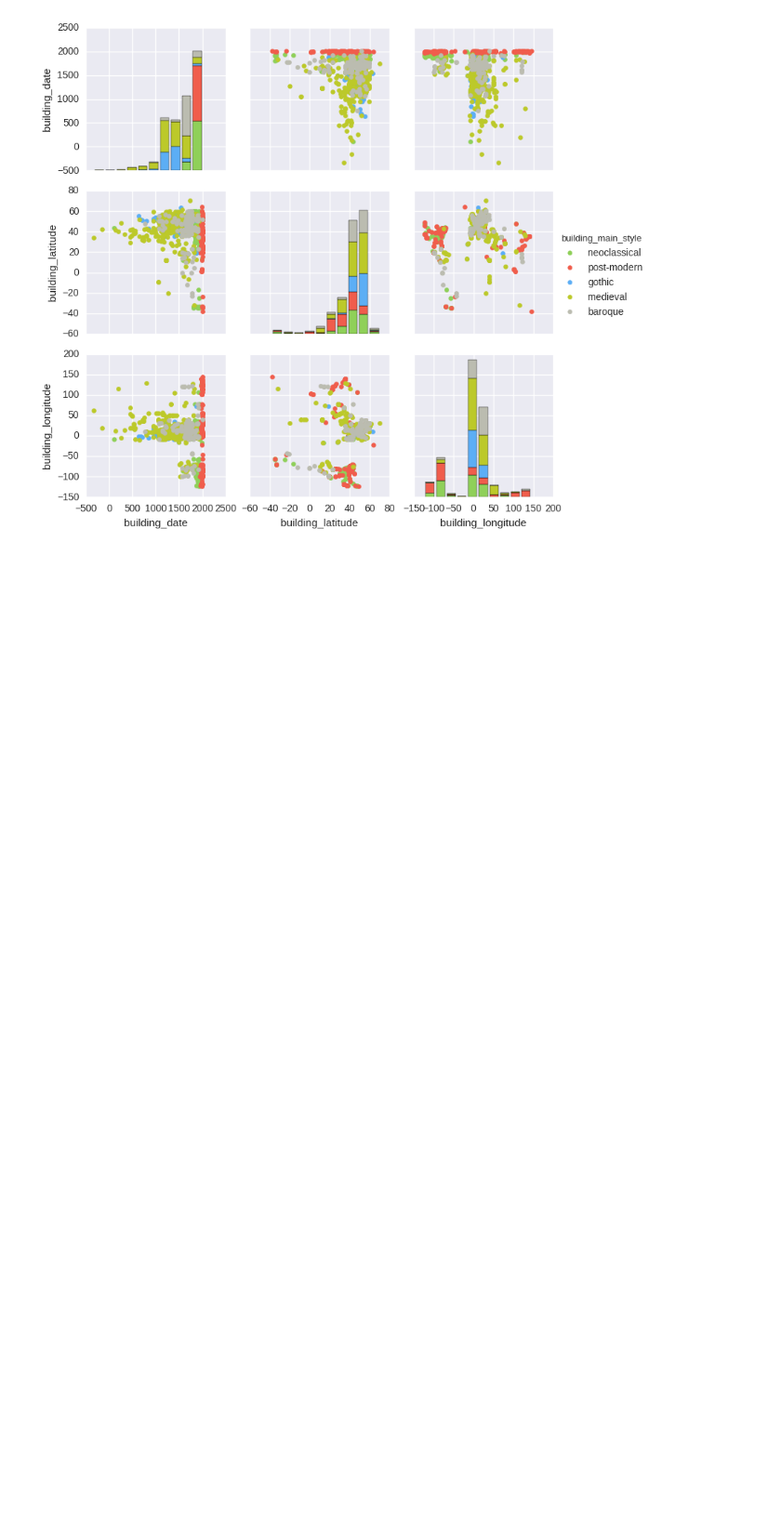
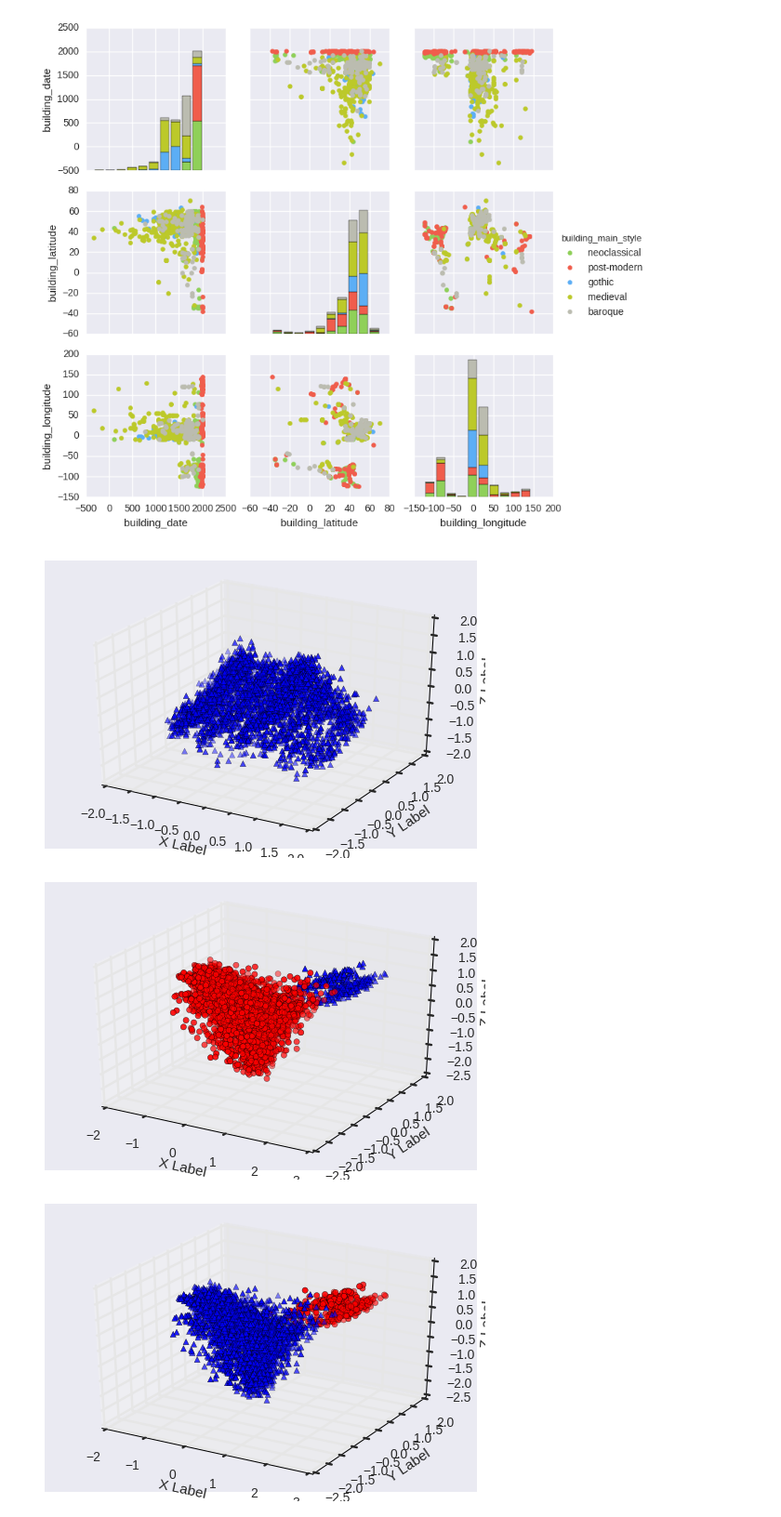
Before and after one commit to SBunce92/architecture, a Jupyter notebook: notebooks/001_sb_initial_visualisation.ipynb, the cells around one changed output. Shown at 93% size. Drawn from its saved outputs; the diff is of its cells as text; code cells hidden in the pictures; blank space fills up the shorter version.

Commit message:
Started image preprocessing

```diff
--- a/notebooks/001_sb_initial_visualisation.ipynb
+++ b/notebooks/001_sb_initial_visualisation.ipynb
@@ -99,3 +123,47 @@ with sns.color_palette(["#8ED752", "#F95643", "#53AFFE", "#C3D221", "#BBBDAF",
     plt.savefig('/home/sam/Documents/top5_datagrid_nomodern.png')
 # %% [output]
 [figure]
+# %%
+classes = list(arch_light.building_main_style.value_counts().index)
+
+for i in classes[:2]:
+    for j in classes[:2]:
+
+        class1 = i
+        class2 = j
+
+        bin_table = arch_light[arch_light.building_main_style.isin([class1,class2])]
+
+        dict_tar = {class1:0, class2:1}
+
+        X = bin_table[bin_table.columns[7:589]]
+        Y = np.array([dict_tar.get(item,item)  for item in bin_table.building_main_style])
+
+        #Filter for described building tags and the filter all non-zero features
+        #X = bin_table[bin_table.columns[7:589]]
+        Y = np.array([dict_tar.get(item,item)  for item in bin_table.building_main_style])
+        #Perform PCA
+        pca = decomposition.PCA(n_components=3)
+        pca.fit(X)
+        X = pd.DataFrame(pca.transform(X))
+        X.index = Y
+
+        fig = plt.figure()
+        ax = fig.add_subplot(111, projection='3d')
+
+        for c, m, ind in [('r', 'o', 0), ('b', '^', 1)]:
+            xs = X[X.index == ind][0]
+            ys = X[X.index == ind][1]
+            zs = X[X.index == ind][2]
+            ax.scatter(xs, ys, zs, c=c, marker=m)
+
+        ax.set_xlabel('X Label')
+        ax.set_ylabel('Y Label')
+        ax.set_zlabel('Z Label')
+
+        plt.show()
+        #plt.savefig(master_dir + 'reports/visuals/PCA_compare_'+ class1 + '_' + class2 + '.png')
+# %% [output]
+[figure, added]
+[figure, added]
+[figure, added]
```
Also changed, not shown: parts of 3 cells of this notebook, 27 other files.
